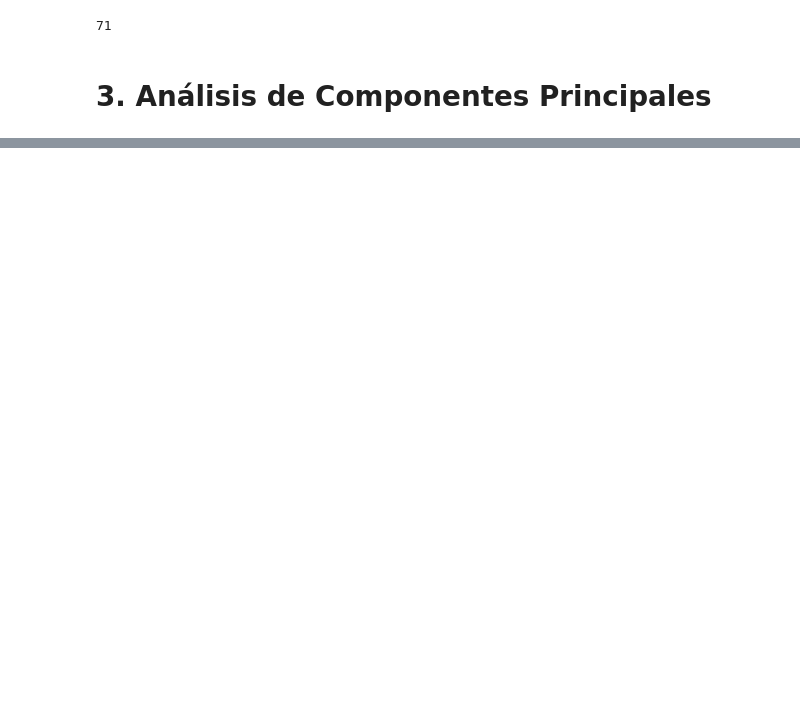
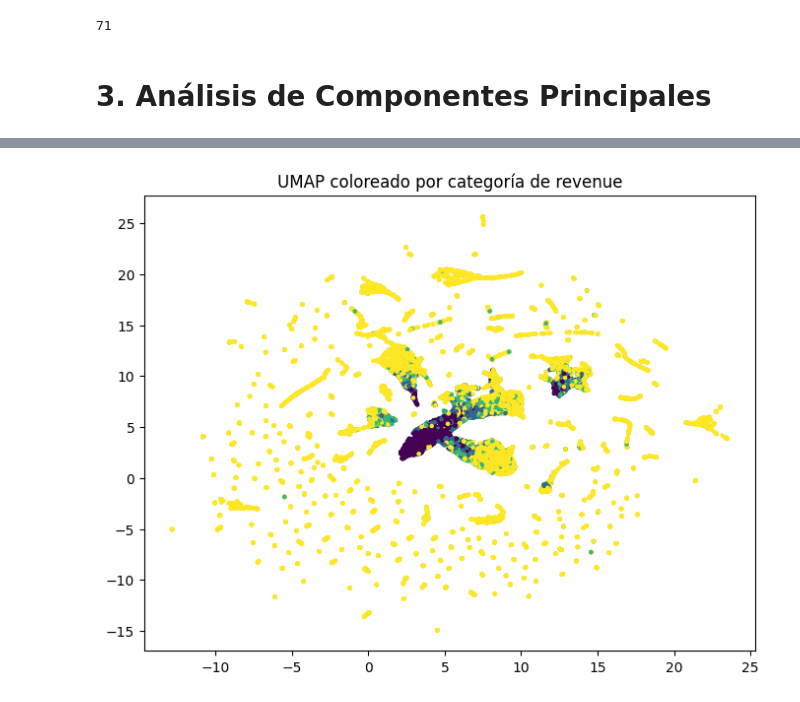
Before and after one commit to CamiR24/Lab1-Mineria, a Jupyter notebook: lab2.ipynb, the cells around one changed output, grey strips where cells are left out. Saved outputs shown, nothing was run; the diff lists cells and outputs as text; code cells hidden in the pictures; blank space fills up the shorter version.

```diff
--- a/lab2.ipynb
+++ b/lab2.ipynb
@@ -577,0 +607,15 @@ loadings.iloc[:, :6]  # 6 componentes
+# %%
+df["revenue_cat"] = df["revenue_cat"].astype("category")
+
+plt.figure(figsize=(8,6))
+plt.scatter(
+    embedding[:,0],
+    embedding[:,1],
+    c=df["revenue_cat"].cat.codes,
+    cmap="viridis",
+    s=5
+)
+plt.title("UMAP coloreado por categoría de revenue")
+plt.show()
+# %% [output]
+[figure, added]
```
Also changed, not shown: parts of 8 cells of this notebook, 1 other file.
